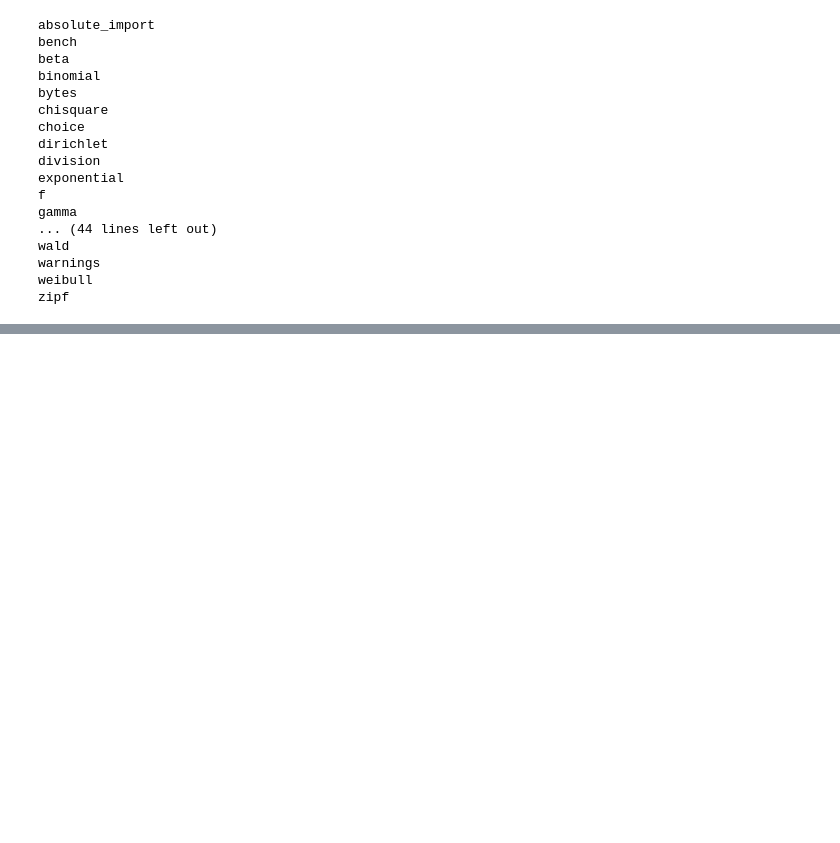
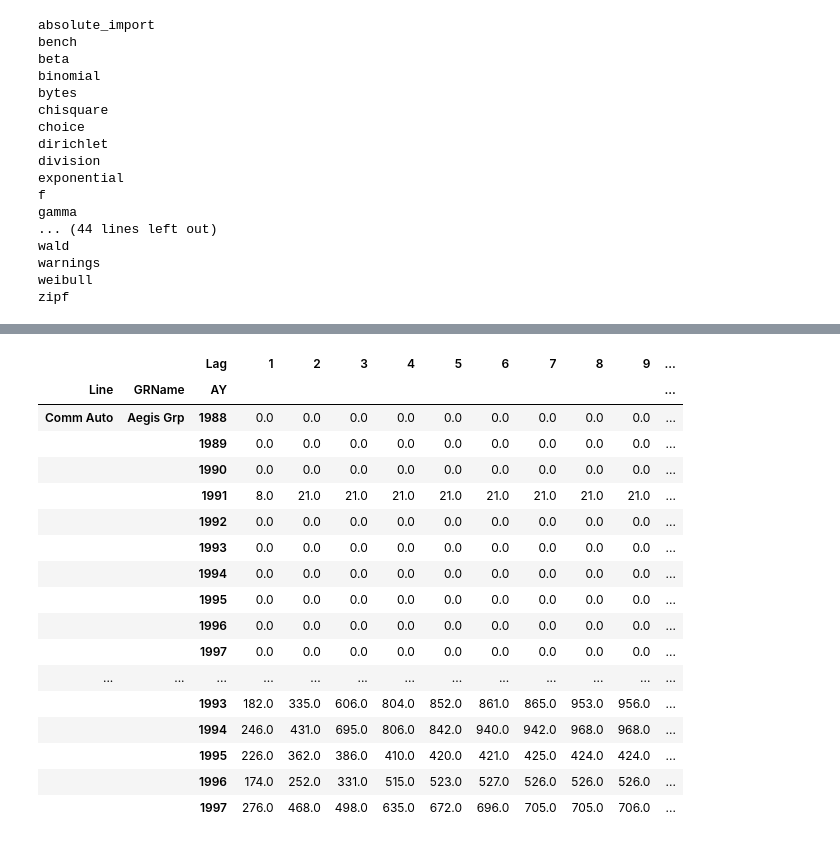
Before and after one commit to PirateGrunt/paw_rpm, a Jupyter notebook: notebooks/03_numpy_pandas.ipynb, the cells around one changed output, grey strips where cells are left out. Saved outputs shown, nothing was run; the diff lists cells and outputs as text; code cells hidden in the pictures; blank space fills up the shorter version.

```diff
--- a/notebooks/03_numpy_pandas.ipynb
+++ b/notebooks/03_numpy_pandas.ipynb
@@ -371,0 +358,2 @@ cas.query(' GRCODE==86 and AccidentYear + DevelopmentLag <=1998 ')
+# %%
+N1 = pd.read_csv(r'http://www.mynl.com/RPM/masterdata.csv')
@@ -371,0 +363,2 @@ cas.query(' GRCODE==86 and AccidentYear + DevelopmentLag <=1998 ')
+# %%
+N2 = N1.set_index(keys=['Line', 'GRName', 'AY', 'Lag'], inplace=False)
@@ -371,0 +432,6 @@ cas.query(' GRCODE==86 and AccidentYear + DevelopmentLag <=1998 ')
+# %%
+# link ratios
+for i in range(2,11):
+    G[str(i) + '_to_' + str(i-1)] = G[i] / G[i-1]
+
+G.head(10)
@@ -371,0 +462,26 @@ cas.query(' GRCODE==86 and AccidentYear + DevelopmentLag <=1998 ')
+# %%
+# make a triangle
+G = pd.pivot_table(N1, values='PaidLoss', index=['Line', 'GRName', 'AY'], columns='Lag')
+for i in range(2,11):
+    G['L_' + str(i-1)] = G[i] / G[i-1]
+pd.set_option('display.multi_sparse', True)
+G.head(20)
+# %% [output]
+|  |  | Lag | 1 | 2 | 3 | 4 | 5 | 6 | 7 | 8 | 9 | ... |
+| Line | GRName | AY |  |  |  |  |  |  |  |  |  | ... |
+| Comm Auto | Aegis Grp | 1988 | 0.0 | 0.0 | 0.0 | 0.0 | 0.0 | 0.0 | 0.0 | 0.0 | 0.0 | ... |
+|  |  | 1989 | 0.0 | 0.0 | 0.0 | 0.0 | 0.0 | 0.0 | 0.0 | 0.0 | 0.0 | ... |
+|  |  | 1990 | 0.0 | 0.0 | 0.0 | 0.0 | 0.0 | 0.0 | 0.0 | 0.0 | 0.0 | ... |
+|  |  | 1991 | 8.0 | 21.0 | 21.0 | 21.0 | 21.0 | 21.0 | 21.0 | 21.0 | 21.0 | ... |
+|  |  | 1992 | 0.0 | 0.0 | 0.0 | 0.0 | 0.0 | 0.0 | 0.0 | 0.0 | 0.0 | ... |
+|  |  | 1993 | 0.0 | 0.0 | 0.0 | 0.0 | 0.0 | 0.0 | 0.0 | 0.0 | 0.0 | ... |
+|  |  | 1994 | 0.0 | 0.0 | 0.0 | 0.0 | 0.0 | 0.0 | 0.0 | 0.0 | 0.0 | ... |
+|  |  | 1995 | 0.0 | 0.0 | 0.0 | 0.0 | 0.0 | 0.0 | 0.0 | 0.0 | 0.0 | ... |
+|  |  | 1996 | 0.0 | 0.0 | 0.0 | 0.0 | 0.0 | 0.0 | 0.0 | 0.0 | 0.0 | ... |
+|  |  | 1997 | 0.0 | 0.0 | 0.0 | 0.0 | 0.0 | 0.0 | 0.0 | 0.0 | 0.0 | ... |
+| ... | ... | ... | ... | ... | ... | ... | ... | ... | ... | ... | ... | ... |
+|  |  | 1993 | 182.0 | 335.0 | 606.0 | 804.0 | 852.0 | 861.0 | 865.0 | 953.0 | 956.0 | ... |
+|  |  | 1994 | 246.0 | 431.0 | 695.0 | 806.0 | 842.0 | 940.0 | 942.0 | 968.0 | 968.0 | ... |
+|  |  | 1995 | 226.0 | 362.0 | 386.0 | 410.0 | 420.0 | 421.0 | 425.0 | 424.0 | 424.0 | ... |
+|  |  | 1996 | 174.0 | 252.0 | 331.0 | 515.0 | 523.0 | 527.0 | 526.0 | 526.0 | 526.0 | ... |
+|  |  | 1997 | 276.0 | 468.0 | 498.0 | 635.0 | 672.0 | 696.0 | 705.0 | 705.0 | 706.0 | ... |
```
Also changed, not shown: parts of 48 cells of this notebook, 2 other files.
